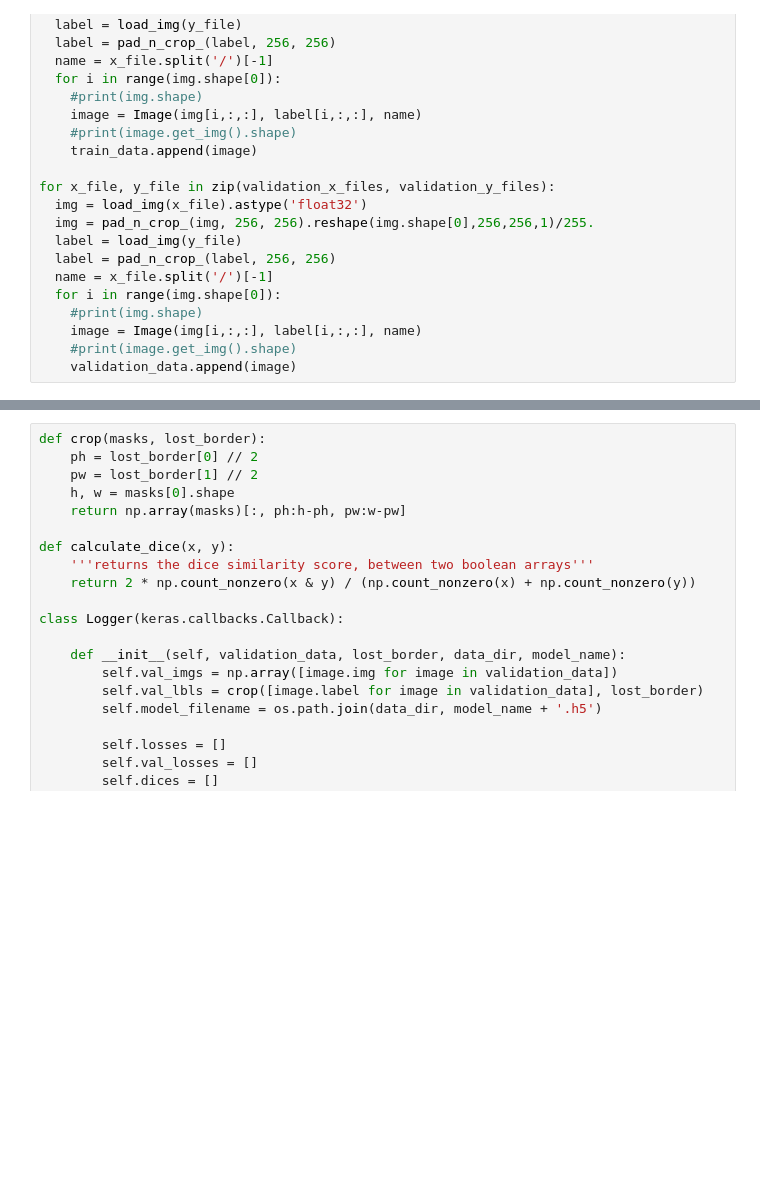
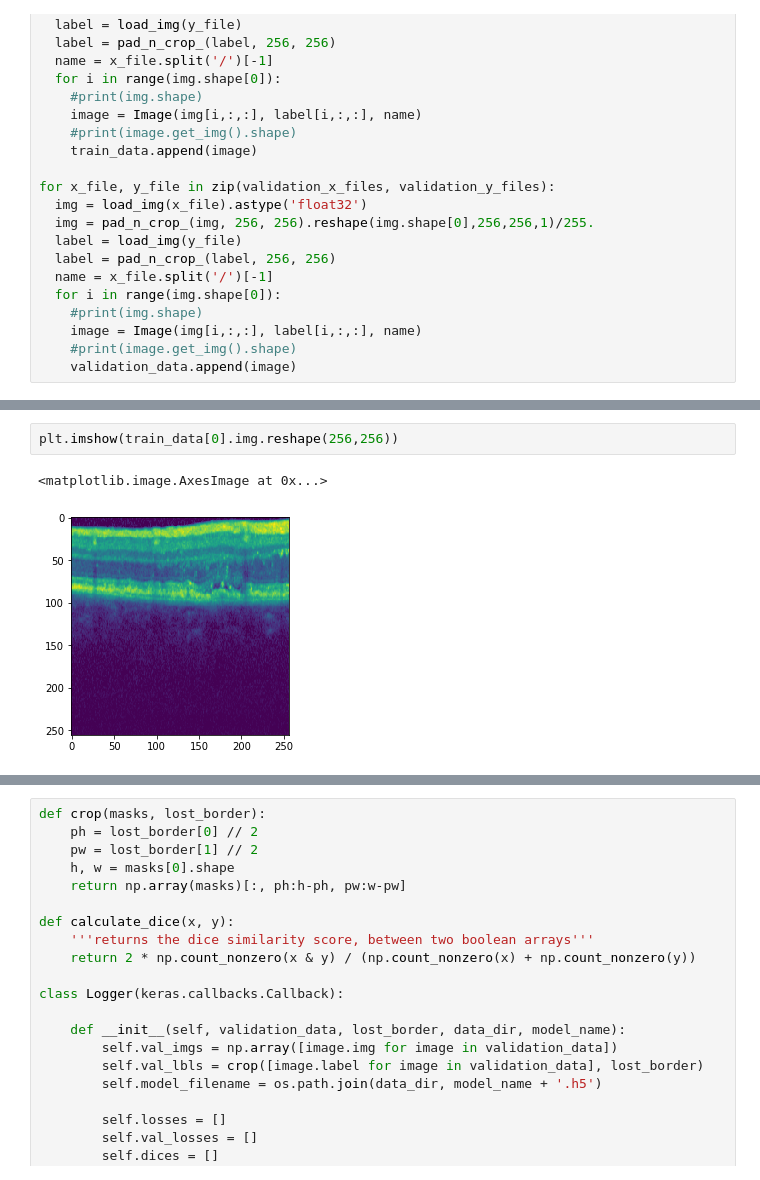
Before and after one commit to gabrielraya/intraretinal-cyst-fluid-detection, a Jupyter notebook: code/first_try_unet.ipynb, the cells around one changed output, grey strips where cells are left out. Saved outputs shown, nothing was run; the diff lists cells and outputs as text; blank space fills up the shorter version.

```diff
--- a/code/first_try_unet.ipynb
+++ b/code/first_try_unet.ipynb
@@ -224,0 +253,5 @@ from sklearn.utils import class_weight
+# %%
+plt.imshow(train_data[0].img.reshape(256,256))
+# %% [output]
+<matplotlib.image.AxesImage at 0x...>
+[figure, added]
```
Also changed, not shown: parts of 12 cells of this notebook.
